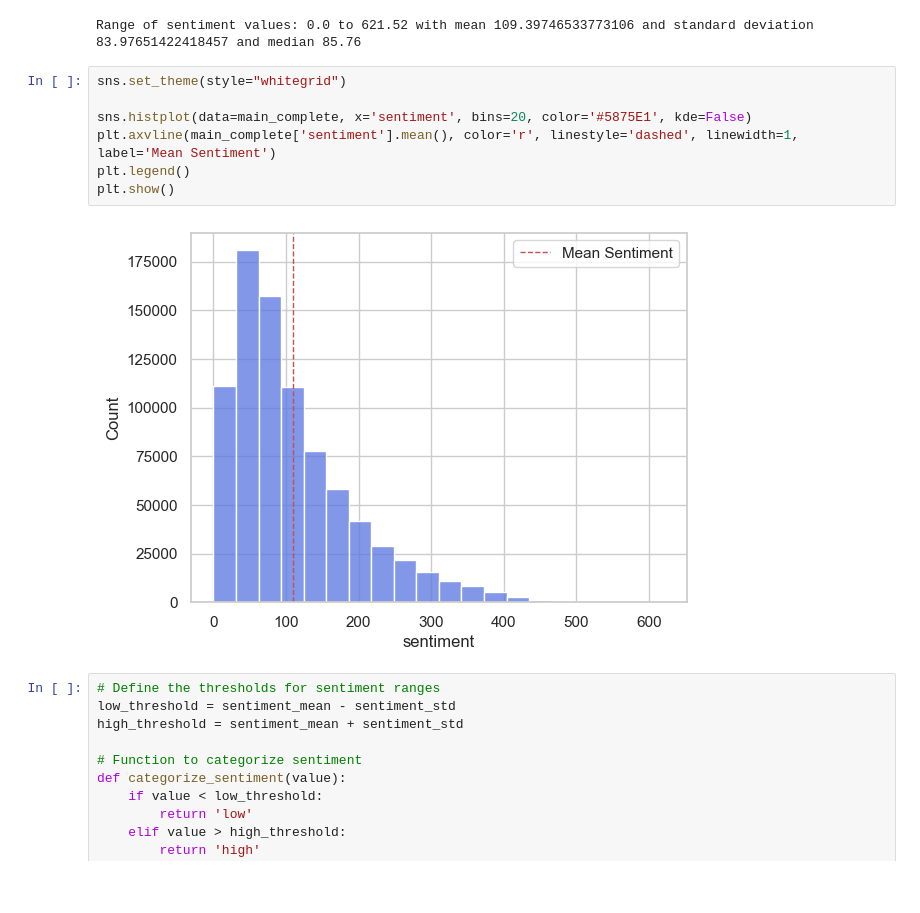
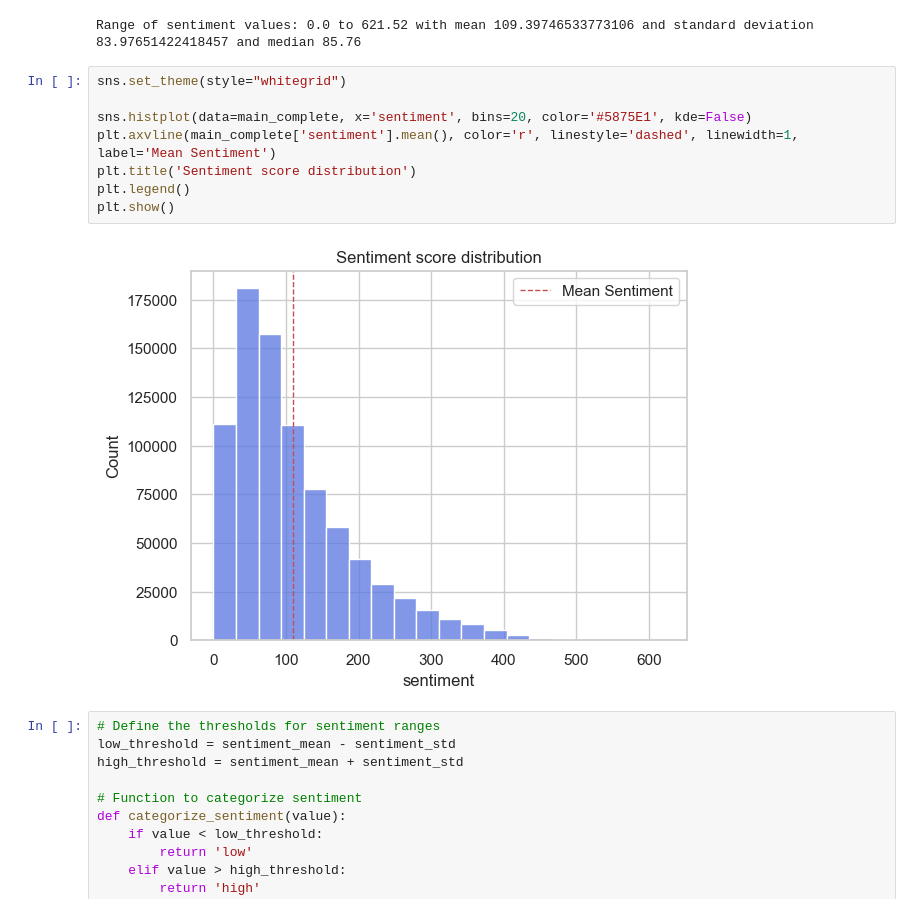
Before and after one commit to paulagambus/ctds_project, a Jupyter notebook: ctds_g6_project.ipynb, the cells around one changed output. Cells and saved outputs as stored; diff of their text form; blank space fills up the shorter version.

Commit message:
title in sentiment distribution plot

```diff
--- a/ctds_g6_project.ipynb
+++ b/ctds_g6_project.ipynb
@@ -299,12 +299,13 @@ Range of sentiment values: 0.0 to 621.52 with mean 109.39746533773106 and standa
 # %%
 sns.set_theme(style="whitegrid")
 
 sns.histplot(data=main_complete, x='sentiment', bins=20, color='#5875E1', kde=False)
 plt.axvline(main_complete['sentiment'].mean(), color='r', linestyle='dashed', linewidth=1, label='Mean Sentiment')
+plt.title('Sentiment score distribution')
 plt.legend()
 plt.show()
 # %% [output]
-[figure, old version]
+[figure, new version]
 # %%
 # Define the thresholds for sentiment ranges
 low_threshold = sentiment_mean - sentiment_std
```
Also changed, not shown: parts of 1 cell of this notebook.
